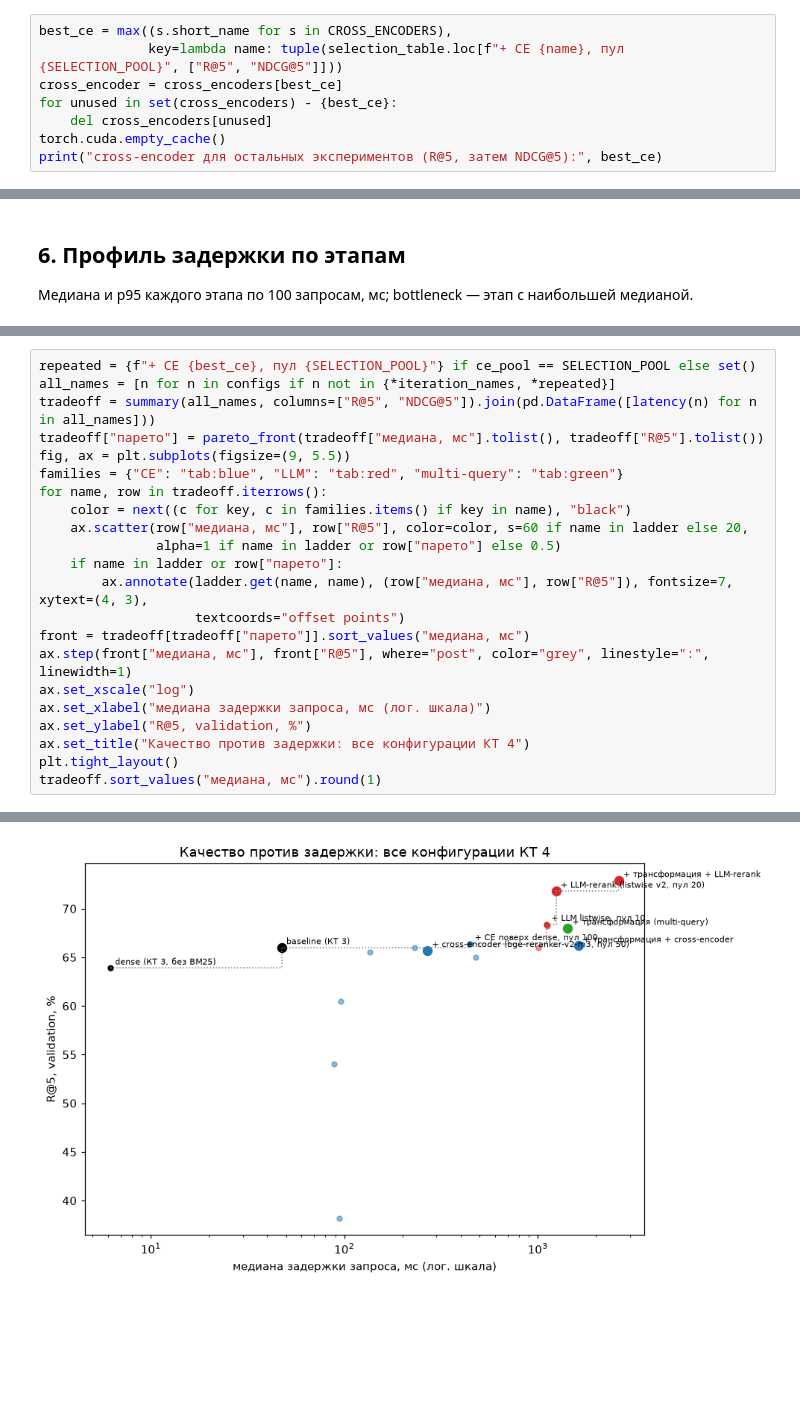
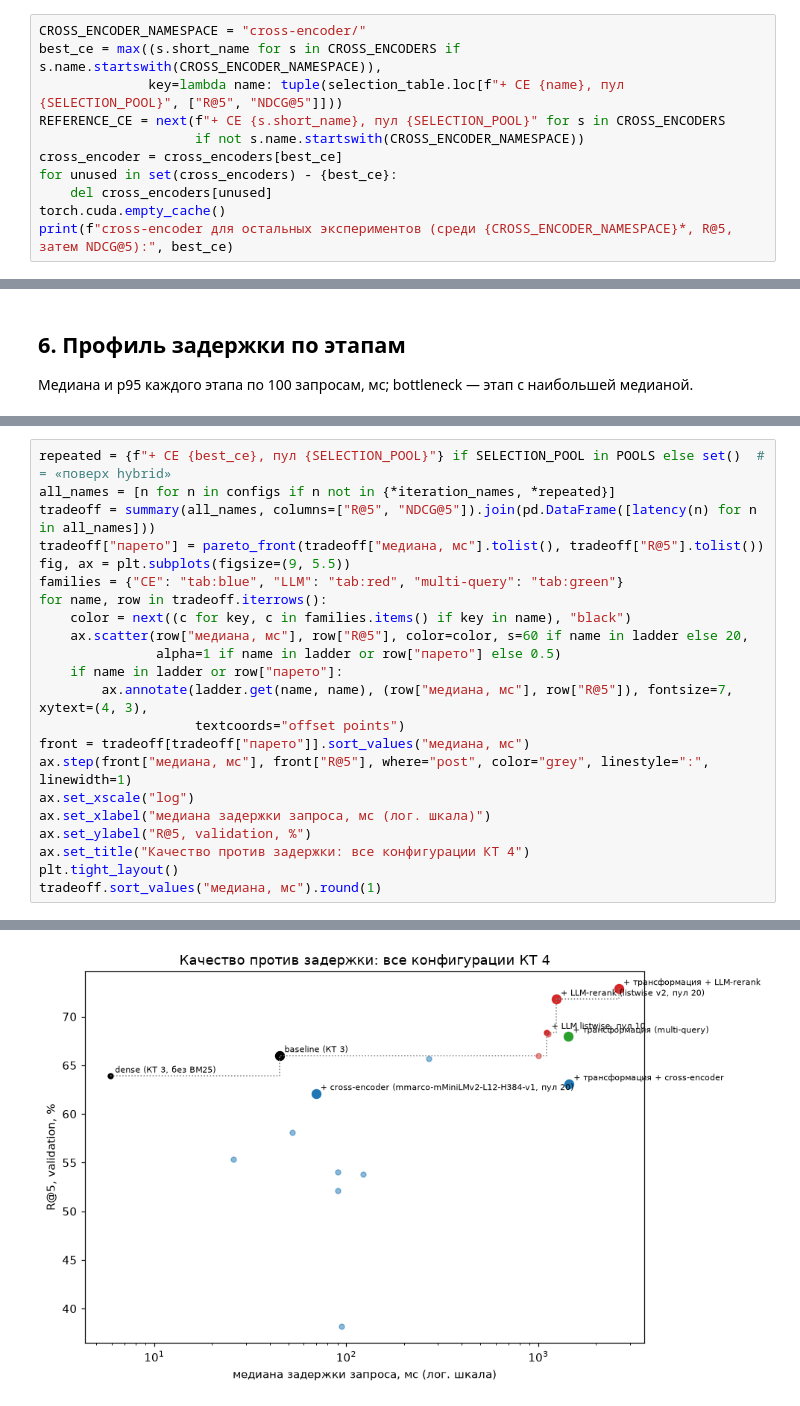
Before and after one commit to dftpnd/gigaschool-rag, a Jupyter notebook: notebooks/kt4_rerank.ipynb, the cells around one changed output, grey strips where cells are left out. Cells and saved outputs as stored; diff of their text form; blank space fills up the shorter version.

Commit message:
docs(kt4): пересчёт с cross-encoder из cross-encoder/*, выводы и отчёт

```diff
--- a/notebooks/kt4_rerank.ipynb
+++ b/notebooks/kt4_rerank.ipynb
@@ -281,11 +285,14 @@ by_type(selection)
 | + CE mmarco-mMiniLMv2-L12-H384-v1... | 87.9 | 52.4 | 3.3 | 63.3 | 46.2 | 16.1 | 5.7 |
 | + CE bge-reranker-v2-m3, пул 50 | 97.0 | 69.8 | 10.0 | 73.1 | 66.3 | 32.6 | 2.9 |
 # %%
-best_ce = max((s.short_name for s in CROSS_ENCODERS),
+CROSS_ENCODER_NAMESPACE = "cross-encoder/"
+best_ce = max((s.short_name for s in CROSS_ENCODERS if s.name.startswith(CROSS_ENCODER_NAMESPACE)),
               key=lambda name: tuple(selection_table.loc[f"+ CE {name}, пул {SELECTION_POOL}", ["R@5", "NDCG@5"]]))
+REFERENCE_CE = next(f"+ CE {s.short_name}, пул {SELECTION_POOL}" for s in CROSS_ENCODERS
+                    if not s.name.startswith(CROSS_ENCODER_NAMESPACE))
 cross_encoder = cross_encoders[best_ce]
 for unused in set(cross_encoders) - {best_ce}:
     del cross_encoders[unused]
 torch.cuda.empty_cache()
-print("cross-encoder для остальных экспериментов (R@5, затем NDCG@5):", best_ce)
+print(f"cross-encoder для остальных экспериментов (среди {CROSS_ENCODER_NAMESPACE}*, R@5, затем NDCG@5):", best_ce)
 # %% [output]
@@ -593,5 +603,5 @@ pd.Series({ladder[name]: bottleneck(stage_profile(list(configs[name].values())))
 # %%
-repeated = {f"+ CE {best_ce}, пул {SELECTION_POOL}"} if ce_pool == SELECTION_POOL else set()
+repeated = {f"+ CE {best_ce}, пул {SELECTION_POOL}"} if SELECTION_POOL in POOLS else set()  # = «поверх hybrid»
 all_names = [n for n in configs if n not in {*iteration_names, *repeated}]
 tradeoff = summary(all_names, columns=["R@5", "NDCG@5"]).join(pd.DataFrame([latency(n) for n in all_names]))
 tradeoff["парето"] = pareto_front(tradeoff["медиана, мс"].tolist(), tradeoff["R@5"].tolist())
@@ -635,4 +645,4 @@ tradeoff.sort_values("медиана, мс").round(1)
-[figure, old version]
+[figure, new version]
 # %% [markdown]
 ## 8. Итоговая таблица
 
```
Also changed, not shown: parts of 18 cells of this notebook, 2 other files.
